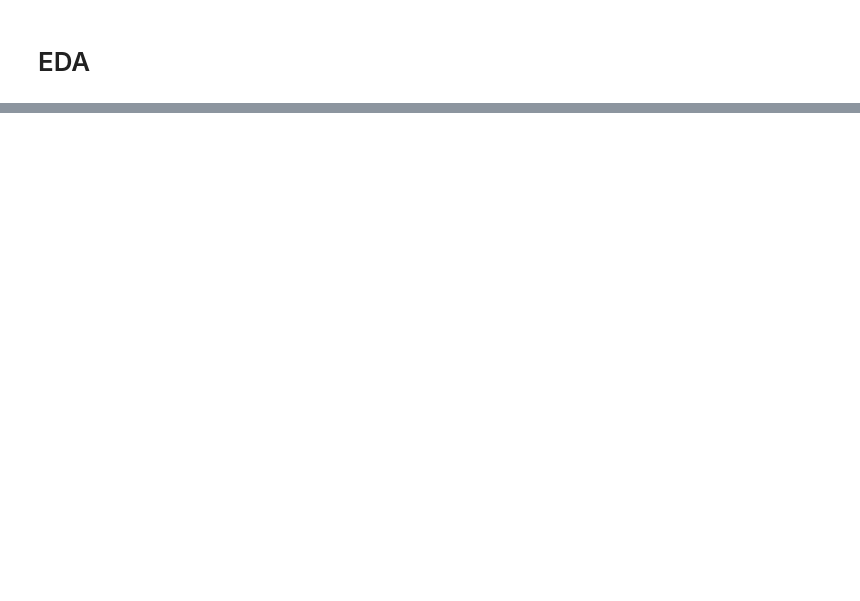
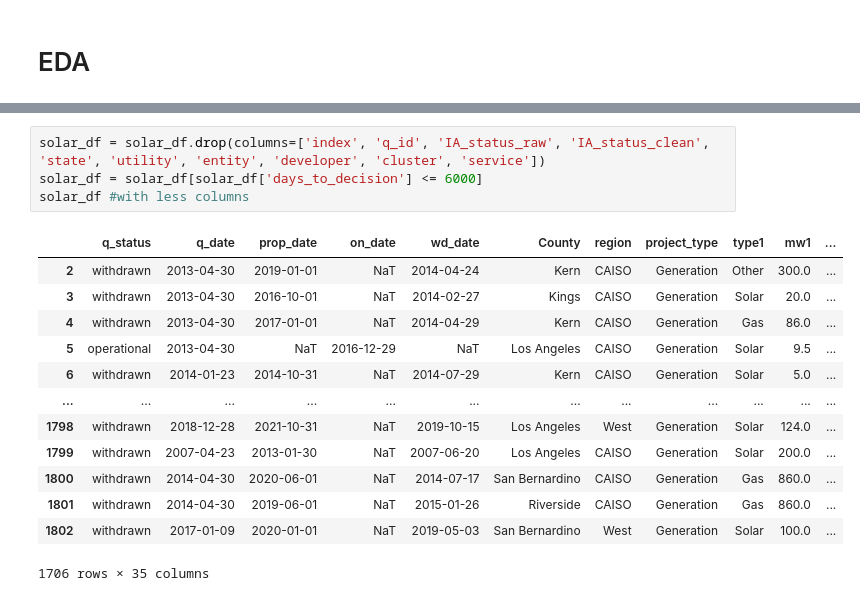
Before and after one commit to cloover7/interconnection-queue-predictions, a Jupyter notebook: fp_dataset.ipynb, the cells around one changed output, grey strips where cells are left out. Cells and saved outputs as stored; diff of their text form; blank space fills up the shorter version.

```diff
--- a/fp_dataset.ipynb
+++ b/fp_dataset.ipynb
@@ -508 +504,19 @@ solar_df['renewable_penetration'] = solar_df['total_renewable_gen'] / solar_df['
+# %%
+solar_df = solar_df.drop(columns=['index', 'q_id', 'IA_status_raw', 'IA_status_clean', 'state', 'utility', 'entity', 'developer', 'cluster', 'service'])
+solar_df = solar_df[solar_df['days_to_decision'] <= 6000]
+solar_df #with less columns
+# %% [output]
+|  | q_status | q_date | prop_date | on_date | wd_date | County | region | project_type | type1 | mw1 | ... |
+| 2 | withdrawn | 2013-04-30 | 2019-01-01 | NaT | 2014-04-24 | Kern | CAISO | Generation | Other | 300.0 | ... |
+| 3 | withdrawn | 2013-04-30 | 2016-10-01 | NaT | 2014-02-27 | Kings | CAISO | Generation | Solar | 20.0 | ... |
+| 4 | withdrawn | 2013-04-30 | 2017-01-01 | NaT | 2014-04-29 | Kern | CAISO | Generation | Gas | 86.0 | ... |
+| 5 | operational | 2013-04-30 | NaT | 2016-12-29 | NaT | Los Angeles | CAISO | Generation | Solar | 9.5 | ... |
+| 6 | withdrawn | 2014-01-23 | 2014-10-31 | NaT | 2014-07-29 | Kern | CAISO | Generation | Solar | 5.0 | ... |
+| ... | ... | ... | ... | ... | ... | ... | ... | ... | ... | ... | ... |
+| 1798 | withdrawn | 2018-12-28 | 2021-10-31 | NaT | 2019-10-15 | Los Angeles | West | Generation | Solar | 124.0 | ... |
+| 1799 | withdrawn | 2007-04-23 | 2013-01-30 | NaT | 2007-06-20 | Los Angeles | CAISO | Generation | Solar | 200.0 | ... |
+| 1800 | withdrawn | 2014-04-30 | 2020-06-01 | NaT | 2014-07-17 | San Bernardino | CAISO | Generation | Gas | 860.0 | ... |
+| 1801 | withdrawn | 2014-04-30 | 2019-06-01 | NaT | 2015-01-26 | Riverside | CAISO | Generation | Gas | 860.0 | ... |
+| 1802 | withdrawn | 2017-01-09 | 2020-01-01 | NaT | 2019-05-03 | San Bernardino | West | Generation | Solar | 100.0 | ... |
+1706 rows × 35 columns
 # %%
```
Also changed, not shown: parts of 22 cells of this notebook.
